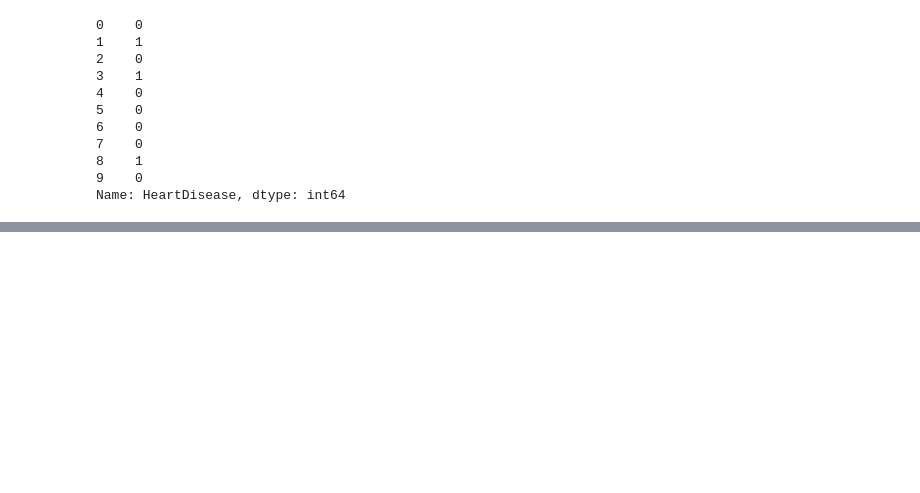
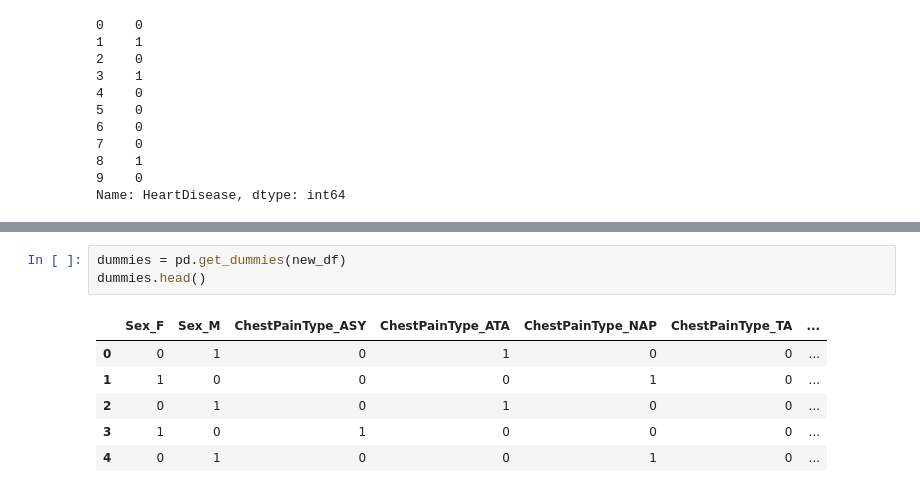
Before and after one commit to bmanandhar/principal_component_analysis, a Jupyter notebook: heart_failure_pca_exercise/hearts_pca_exercise.ipynb, the cells around one changed output, grey strips where cells are left out. Drawn from its saved outputs; the diff is of its cells as text; blank space fills up the shorter version.

```diff
--- a/heart_failure_pca_exercise/hearts_pca_exercise.ipynb
+++ b/heart_failure_pca_exercise/hearts_pca_exercise.ipynb
@@ -35,0 +141,10 @@ Name: HeartDisease, dtype: int64
+# %%
+dummies = pd.get_dummies(new_df)
+dummies.head()
+# %% [output]
+|  | Sex_F | Sex_M | ChestPainType_ASY | ChestPainType_ATA | ChestPainType_NAP | ChestPainType_TA | ... |
+| 0 | 0 | 1 | 0 | 1 | 0 | 0 | ... |
+| 1 | 1 | 0 | 0 | 0 | 1 | 0 | ... |
+| 2 | 0 | 1 | 0 | 1 | 0 | 0 | ... |
+| 3 | 1 | 0 | 1 | 0 | 0 | 0 | ... |
+| 4 | 0 | 1 | 0 | 0 | 1 | 0 | ... |
```
Also changed, not shown: parts of 42 cells of this notebook.
